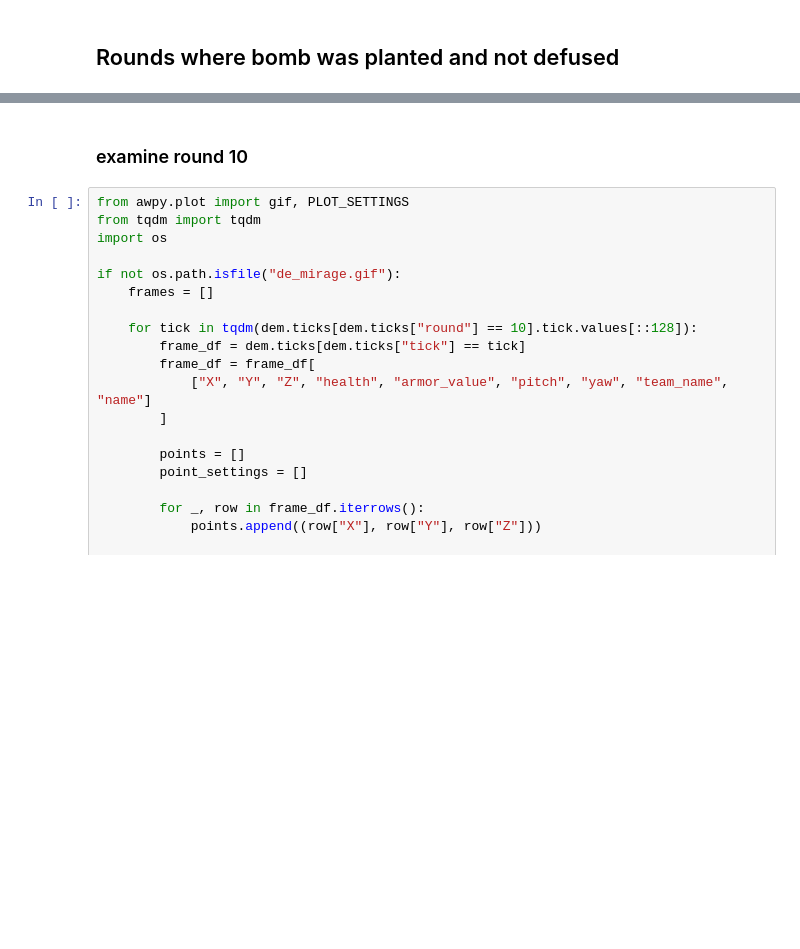
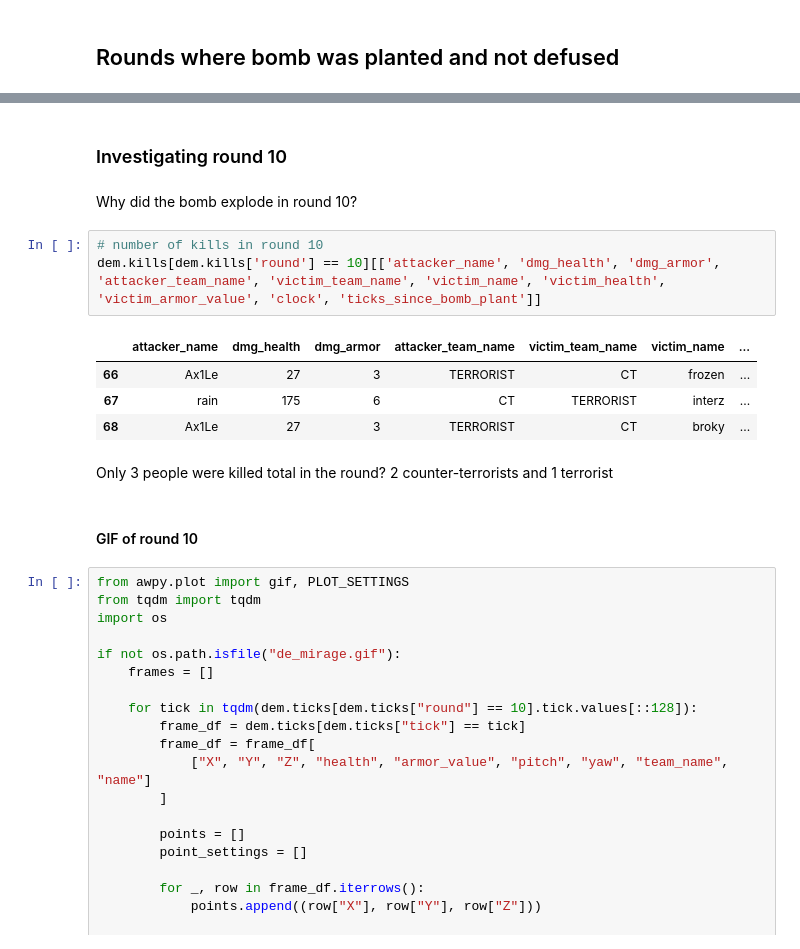
Before and after one commit to dickinsonmatt/counter-strike, a Jupyter notebook: analysis.ipynb, the cells around one changed output, grey strips where cells are left out. Cells and saved outputs as stored; diff of their text form; blank space fills up the shorter version.

```diff
--- a/analysis.ipynb
+++ b/analysis.ipynb
@@ -170,5 +171,19 @@ dem.kills[dem.kills['round'] == 10]
 # %% [markdown]
-### examine round 10
+### Investigating round 10
+# %% [markdown]
+Why did the bomb explode in round 10?
+# %%
+# number of kills in round 10
+dem.kills[dem.kills['round'] == 10][['attacker_name', 'dmg_health', 'dmg_armor', 'attacker_team_name', 'victim_team_name', 'victim_name', 'victim_health', 'victim_armor_value', 'clock', 'ticks_since_bomb_plant']]
+# %% [output]
+|  | attacker_name | dmg_health | dmg_armor | attacker_team_name | victim_team_name | victim_name | ... |
+| 66 | Ax1Le | 27 | 3 | TERRORIST | CT | frozen | ... |
+| 67 | rain | 175 | 6 | CT | TERRORIST | interz | ... |
+| 68 | Ax1Le | 27 | 3 | TERRORIST | CT | broky | ... |
+# %% [markdown]
+Only 3 people were killed total in the round? 2 counter-terrorists and 1 terrorist
+# %% [markdown]
+#### GIF of round 10
 # %%
 from awpy.plot import gif, PLOT_SETTINGS
 from tqdm import tqdm
```
Also changed, not shown: parts of 18 cells of this notebook.
